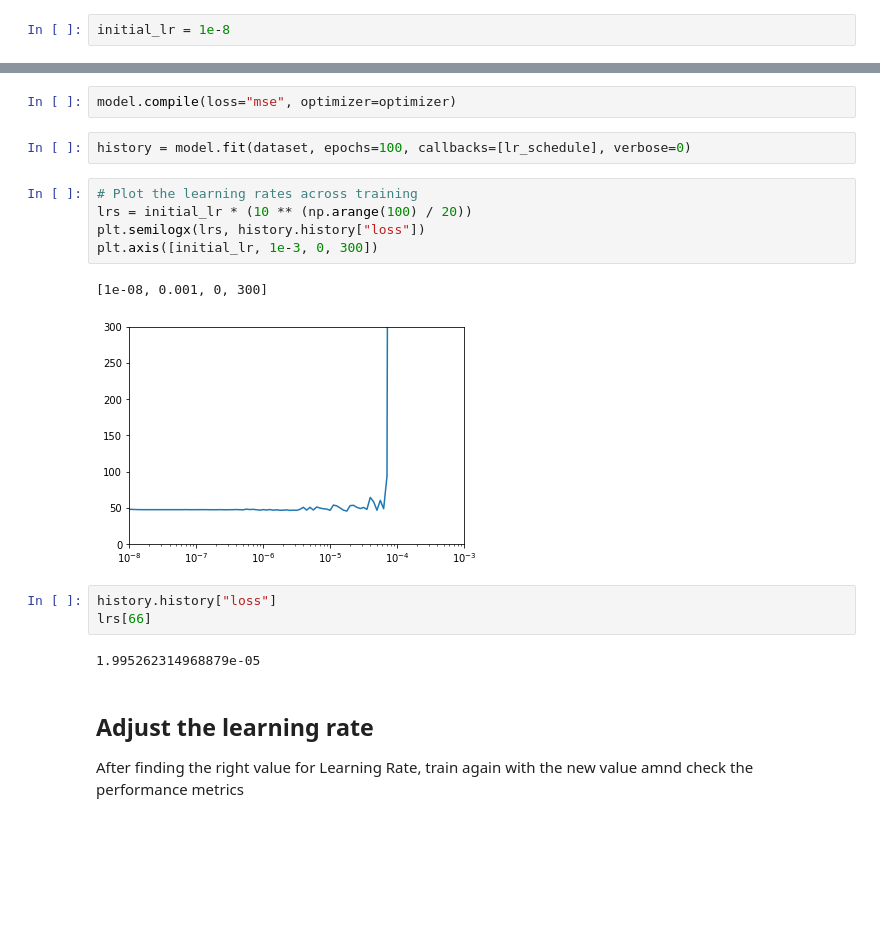
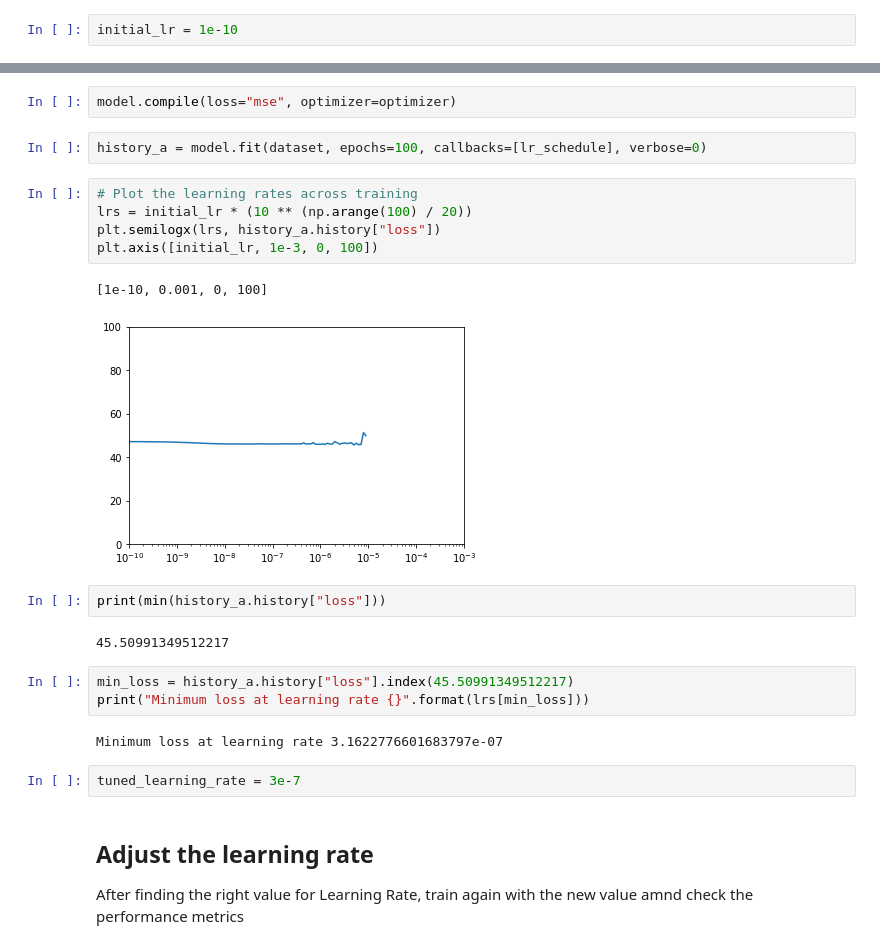
Before and after one commit to laurauzcategui/tensorflow_in_practice, a Jupyter notebook: time_series_predictions/week_2_dnn_time_series/t_series_multiple_layers_dnn.ipynb, the cells around one changed output, grey strips where cells are left out. Saved outputs shown, nothing was run; the diff lists cells and outputs as text; blank space fills up the shorter version.

Commit message:
Finished Week 2 Exercises   - DNN multi layer to forecast time series   - Exercise using learning rate scheduler

```diff
--- a/time_series_predictions/week_2_dnn_time_series/t_series_multiple_layers_dnn.ipynb
+++ b/time_series_predictions/week_2_dnn_time_series/t_series_multiple_layers_dnn.ipynb
@@ -203,7 +203,7 @@ Tensorflow offers a way to tune the learning rate on each epoch if need it by us
 
 This is injected on the callbacks namespace and will be set on the callbacks parameter on the fit method related to the model
 # %%
-initial_lr = 1e-8
+initial_lr = 1e-10
 # %%
 # Define learning rate scheduler
 lr_schedule = tf.keras.callbacks.LearningRateScheduler(lambda epoch: initial_lr * 10**(epoch / 20))
@@ -212,20 +212,26 @@ optimizer = tf.keras.optimizers.SGD(lr=initial_lr, momentum=0.9)
 # %%
 model.compile(loss="mse", optimizer=optimizer)
 # %%
-history = model.fit(dataset, epochs=100, callbacks=[lr_schedule], verbose=0)
+history_a = model.fit(dataset, epochs=100, callbacks=[lr_schedule], verbose=0)
 # %%
 # Plot the learning rates across training
 lrs = initial_lr * (10 ** (np.arange(100) / 20))
-plt.semilogx(lrs, history.history["loss"])
-plt.axis([initial_lr, 1e-3, 0, 300])
+plt.semilogx(lrs, history_a.history["loss"])
+plt.axis([initial_lr, 1e-3, 0, 100])
 # %% [output]
-[1e-08, 0.001, 0, 300]
+[1e-10, 0.001, 0, 100]
-[figure, old version]
+[figure, new version]
-# %%
-history.history["loss"]
-lrs[66]
-# %% [output]
-1.995262314968879e-05
+# %%
+print(min(history_a.history["loss"]))
+# %% [output]
+45.50991349512217
+# %%
+min_loss = history_a.history["loss"].index(45.50991349512217)
+print("Minimum loss at learning rate {}".format(lrs[min_loss]))
+# %% [output]
+Minimum loss at learning rate 3.1622776601683797e-07
+# %%
+tuned_learning_rate = 3e-7
 # %% [markdown]
 ## Adjust the learning rate
 After finding the right value for Learning Rate, train again with the new value amnd check the performance metrics
```
Also changed, not shown: parts of 9 cells of this notebook, 1 other file.
